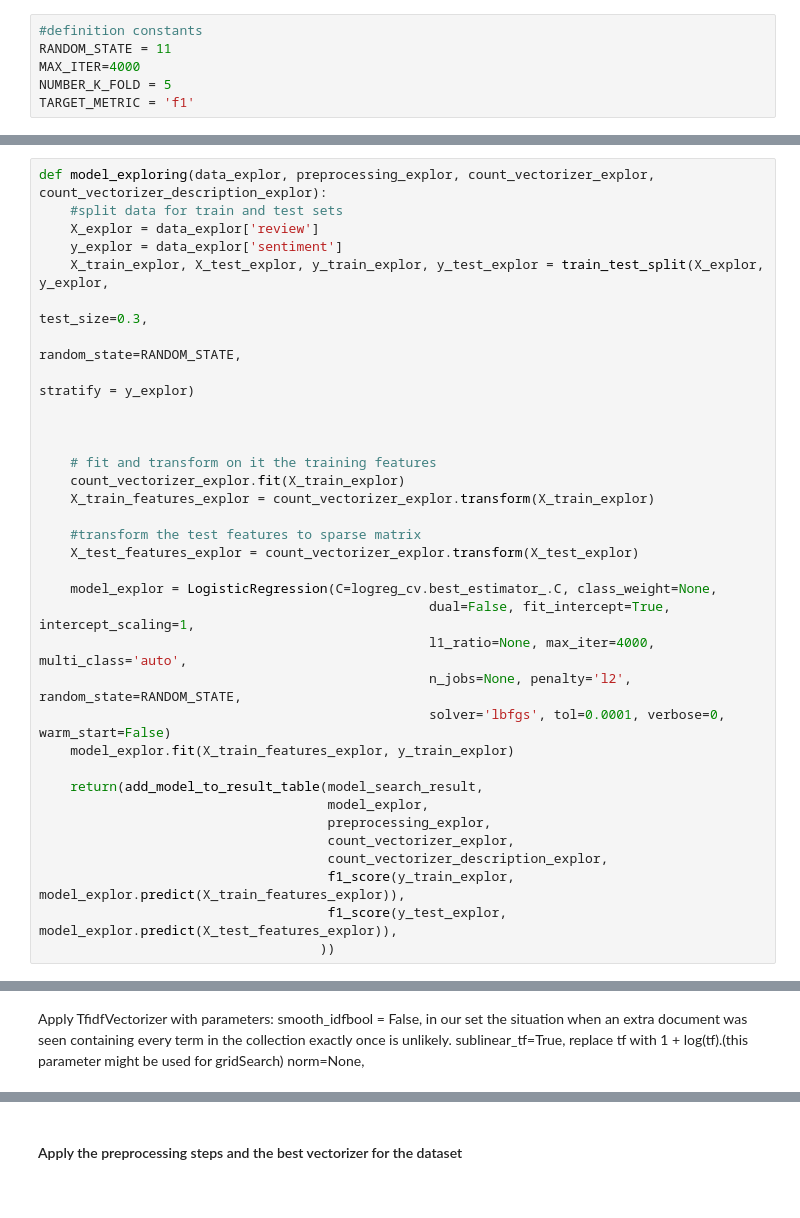
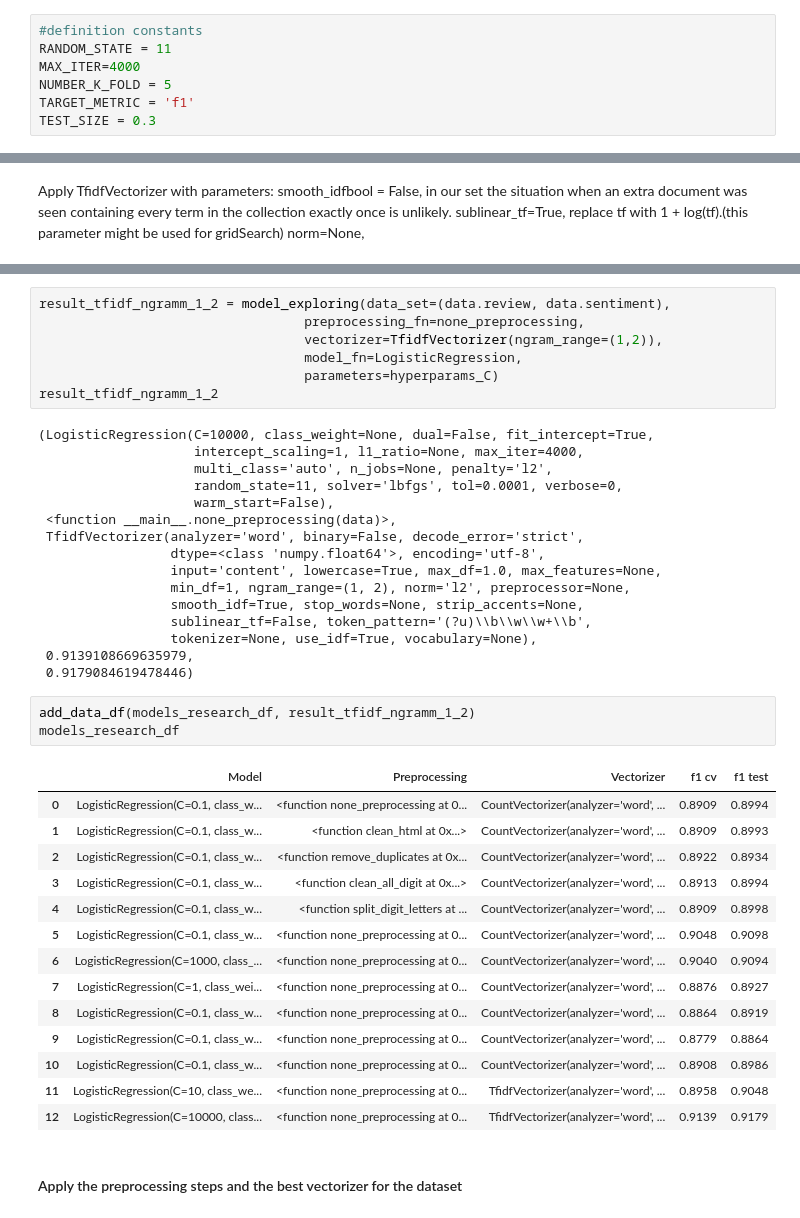
Before and after one commit to tatsianaDr/ml_training, a Jupyter notebook: baseline_explore.ipynb, the cells around one changed output, grey strips where cells are left out. Cells and saved outputs as stored; diff of their text form.

```diff
--- a/baseline_explore.ipynb
+++ b/baseline_explore.ipynb
@@ -29,5 +28,6 @@ RANDOM_STATE = 11
 MAX_ITER=4000
 NUMBER_K_FOLD = 5
 TARGET_METRIC = 'f1'
+TEST_SIZE = 0.3
 # %%
 #Results of exploring for model we will provided in table model_search_result
@@ -318,34 +225,0 @@ data_prepoc_remove_tags['review'] = data_prepoc_remove_tags.apply(lambda x: clea
-# %%
-def model_exploring(data_explor, preprocessing_explor, count_vectorizer_explor, count_vectorizer_description_explor):
-    #split data for train and test sets
-    X_explor = data_explor['review']
-    y_explor = data_explor['sentiment']
-    X_train_explor, X_test_explor, y_train_explor, y_test_explor = train_test_split(X_explor, y_explor,
-                                                                                        test_size=0.3,
-                                                                                        random_state=RANDOM_STATE,
-                                                                                        stratify = y_explor)
-
-
-
-    # fit and transform on it the training features
-    count_vectorizer_explor.fit(X_train_explor)
-    X_train_features_explor = count_vectorizer_explor.transform(X_train_explor)
-
-    #transform the test features to sparse matrix
-    X_test_features_explor = count_vectorizer_explor.transform(X_test_explor)
-
-    model_explor = LogisticRegression(C=logreg_cv.best_estimator_.C, class_weight=None,
-                                                  dual=False, fit_intercept=True, intercept_scaling=1,
-                                                  l1_ratio=None, max_iter=4000, multi_class='auto',
-                                                  n_jobs=None, penalty='l2', random_state=RANDOM_STATE,
-                                                  solver='lbfgs', tol=0.0001, verbose=0, warm_start=False)
-    model_explor.fit(X_train_features_explor, y_train_explor)
-
-    return(add_model_to_result_table(model_search_result,
-                                     model_explor,
-                                     preprocessing_explor,
-                                     count_vectorizer_explor,
-                                     count_vectorizer_description_explor,
-                                     f1_score(y_train_explor, model_explor.predict(X_train_features_explor)),
-                                     f1_score(y_test_explor, model_explor.predict(X_test_features_explor)),
-                                    ))
@@ -653,2 +616,43 @@ model_search_result
+# %%
+result_tfidf_ngramm_1_2 = model_exploring(data_set=(data.review, data.sentiment),
+                                  preprocessing_fn=none_preprocessing,
+                                  vectorizer=TfidfVectorizer(ngram_range=(1,2)),
+                                  model_fn=LogisticRegression,
+                                  parameters=hyperparams_C)
+result_tfidf_ngramm_1_2
+# %% [output]
+(LogisticRegression(C=10000, class_weight=None, dual=False, fit_intercept=True,
+                    intercept_scaling=1, l1_ratio=None, max_iter=4000,
+                    multi_class='auto', n_jobs=None, penalty='l2',
+                    random_state=11, solver='lbfgs', tol=0.0001, verbose=0,
+                    warm_start=False),
+ <function __main__.none_preprocessing(data)>,
+ TfidfVectorizer(analyzer='word', binary=False, decode_error='strict',
+                 dtype=<class 'numpy.float64'>, encoding='utf-8',
+                 input='content', lowercase=True, max_df=1.0, max_features=None,
+                 min_df=1, ngram_range=(1, 2), norm='l2', preprocessor=None,
+                 smooth_idf=True, stop_words=None, strip_accents=None,
+                 sublinear_tf=False, token_pattern='(?u)\\b\\w\\w+\\b',
+                 tokenizer=None, use_idf=True, vocabulary=None),
+ 0.9139108669635979,
+ 0.9179084619478446)
+# %%
+add_data_df(models_research_df, result_tfidf_ngramm_1_2)
+models_research_df
+# %% [output]
+|  | Model | Preprocessing | Vectorizer | f1 cv | f1 test |
+| 0 | LogisticRegression(C=0.1, class_w... | <function none_preprocessing at 0... | CountVectorizer(analyzer='word', ... | 0.8909 | 0.8994 |
+| 1 | LogisticRegression(C=0.1, class_w... | <function clean_html at 0x...> | CountVectorizer(analyzer='word', ... | 0.8909 | 0.8993 |
+| 2 | LogisticRegression(C=0.1, class_w... | <function remove_duplicates at 0x... | CountVectorizer(analyzer='word', ... | 0.8922 | 0.8934 |
+| 3 | LogisticRegression(C=0.1, class_w... | <function clean_all_digit at 0x...> | CountVectorizer(analyzer='word', ... | 0.8913 | 0.8994 |
+| 4 | LogisticRegression(C=0.1, class_w... | <function split_digit_letters at ... | CountVectorizer(analyzer='word', ... | 0.8909 | 0.8998 |
+| 5 | LogisticRegression(C=0.1, class_w... | <function none_preprocessing at 0... | CountVectorizer(analyzer='word', ... | 0.9048 | 0.9098 |
+| 6 | LogisticRegression(C=1000, class_... | <function none_preprocessing at 0... | CountVectorizer(analyzer='word', ... | 0.9040 | 0.9094 |
+| 7 | LogisticRegression(C=1, class_wei... | <function none_preprocessing at 0... | CountVectorizer(analyzer='word', ... | 0.8876 | 0.8927 |
+| 8 | LogisticRegression(C=0.1, class_w... | <function none_preprocessing at 0... | CountVectorizer(analyzer='word', ... | 0.8864 | 0.8919 |
+| 9 | LogisticRegression(C=0.1, class_w... | <function none_preprocessing at 0... | CountVectorizer(analyzer='word', ... | 0.8779 | 0.8864 |
+| 10 | LogisticRegression(C=0.1, class_w... | <function none_preprocessing at 0... | CountVectorizer(analyzer='word', ... | 0.8908 | 0.8986 |
+| 11 | LogisticRegression(C=10, class_we... | <function none_preprocessing at 0... | TfidfVectorizer(analyzer='word', ... | 0.8958 | 0.9048 |
+| 12 | LogisticRegression(C=10000, class... | <function none_preprocessing at 0... | TfidfVectorizer(analyzer='word', ... | 0.9139 | 0.9179 |
 # %% [markdown]
 #### Apply the preprocessing steps and the best vectorizer  for the dataset
```
Also changed, not shown: parts of 95 cells of this notebook, 2 other files.
